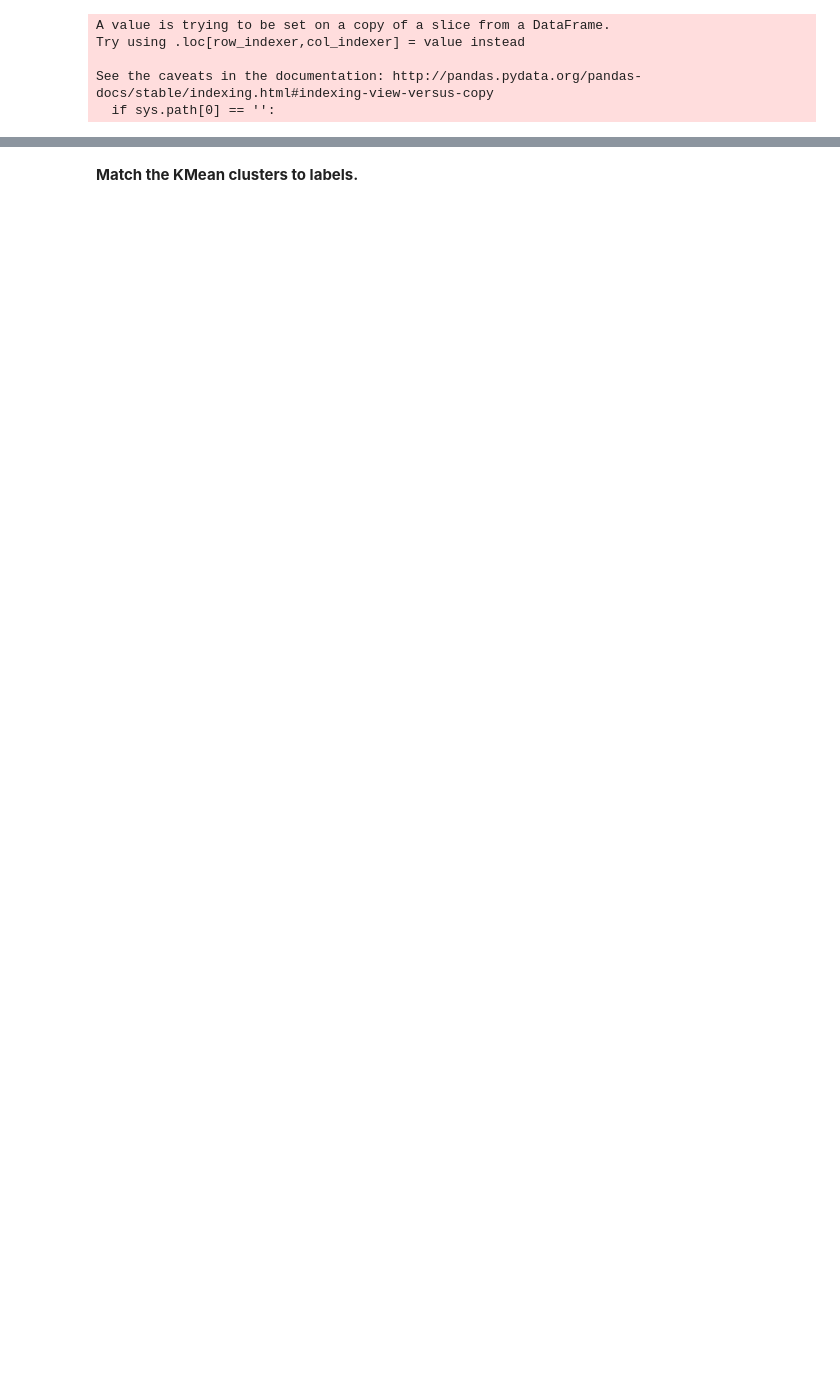
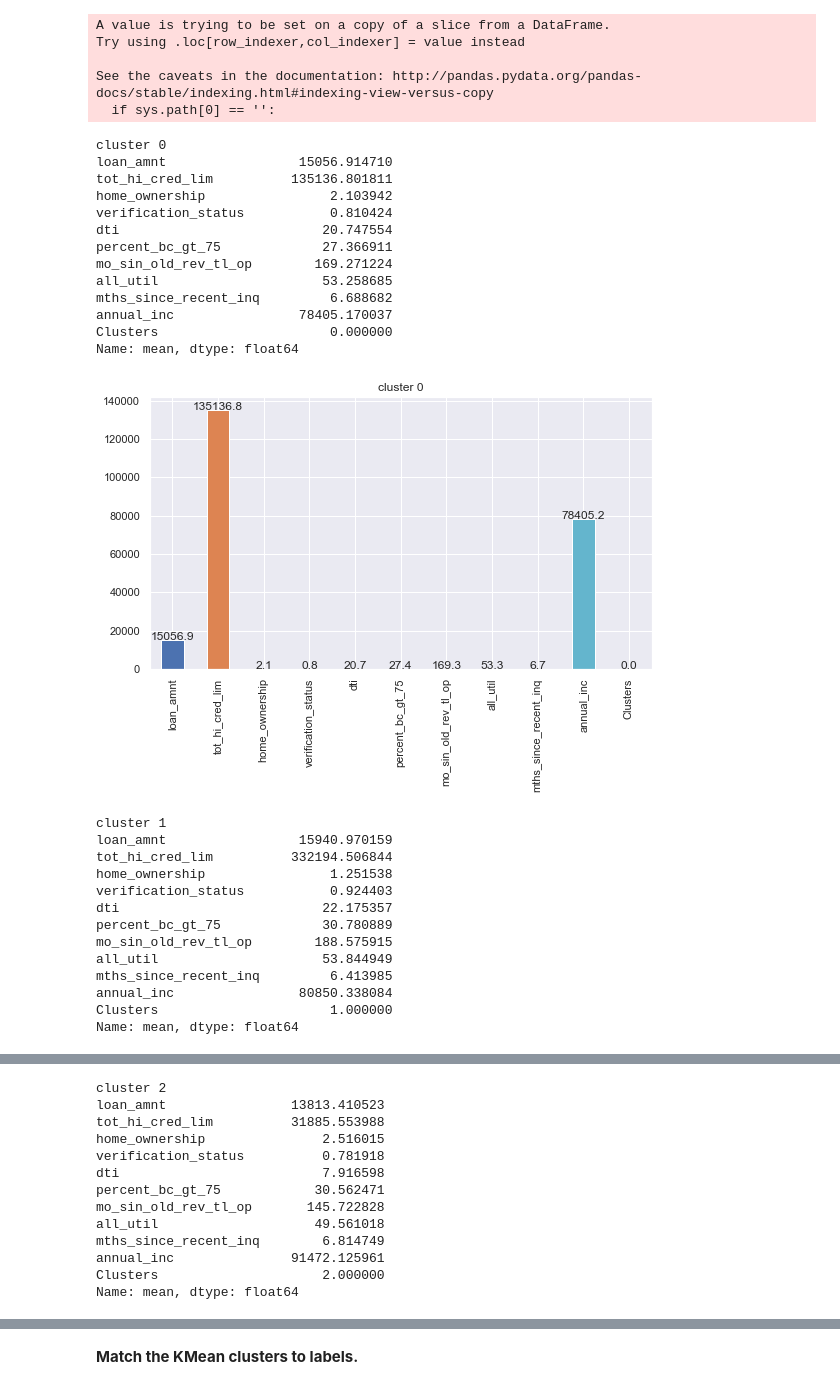
Before and after one commit to gaddyc/Thinkful_Data_Science, a Jupyter notebook: Unit7_FinalCapstone/Unit7.4_Unsupervised_LendingClub.ipynb, the cells around one changed output, grey strips where cells are left out. Saved outputs shown, nothing was run; the diff lists cells and outputs as text; code cells hidden in the pictures; blank space fills up the shorter version.

```diff
--- a/Unit7_FinalCapstone/Unit7.4_Unsupervised_LendingClub.ipynb
+++ b/Unit7_FinalCapstone/Unit7.4_Unsupervised_LendingClub.ipynb
@@ -182,8 +180,47 @@ Try using .loc[row_indexer,col_indexer] = value instead
 See the caveats in the documentation: http://pandas.pydata.org/pandas-docs/stable/indexing.html#indexing-view-versus-copy
   if sys.path[0] == '':
 # %%
-#clusterList = [0, 1, 2, 3]
-#for var in clusterList:
-#    print('\ncluster '+str(var))
-#    print(topFeatures[topFeatures['clusters'] == var].mean())
-#    topFeatures[topFeatures['clusters'] == var].mean().plot(kind='bar')
+sns.set(style="darkgrid")
+clusterList = [0, 1, 2, 3]
+for var in clusterList:
+    print('\ncluster '+str(var))
+    print(topFeatures[topFeatures['Clusters'] == var].describe().loc['mean'])
+    ax = topFeatures[topFeatures['Clusters'] ==
+                     var].describe().loc['mean'].plot(kind='bar')
+    plt.title('cluster '+str(var))
+    for p in ax.patches:  # https://stackoverflow.com/questions/31749448/
+        height = p.get_height()
+        ax.text(p.get_x()+p.get_width()/2.,
+                height + 5,
+                '{:1.1f}'.format(height),
+                ha="center")
+
+    plt.show()
+# %% [output]
+cluster 0
+loan_amnt                 15056.914710
+tot_hi_cred_lim          135136.801811
+home_ownership                2.103942
+verification_status           0.810424
+dti                          20.747554
+percent_bc_gt_75             27.366911
+mo_sin_old_rev_tl_op        169.271224
+all_util                     53.258685
+mths_since_recent_inq         6.688682
+annual_inc                78405.170037
+Clusters                      0.000000
+Name: mean, dtype: float64
+[figure, added]
+cluster 1
+loan_amnt                 15940.970159
+tot_hi_cred_lim          332194.506844
+home_ownership                1.251538
+verification_status           0.924403
+dti                          22.175357
+percent_bc_gt_75             30.780889
+mo_sin_old_rev_tl_op        188.575915
+all_util                     53.844949
+mths_since_recent_inq         6.413985
+annual_inc                80850.338084
+Clusters                      1.000000
+Name: mean, dtype: float64
@@ -189,0 +228,13 @@ See the caveats in the documentation: http://pandas.pydata.org/pandas-docs/stabl
+cluster 2
+loan_amnt                13813.410523
+tot_hi_cred_lim          31885.553988
+home_ownership               2.516015
+verification_status          0.781918
+dti                          7.916598
+percent_bc_gt_75            30.562471
+mo_sin_old_rev_tl_op       145.722828
+all_util                    49.561018
+mths_since_recent_inq        6.814749
+annual_inc               91472.125961
+Clusters                     2.000000
+Name: mean, dtype: float64
```
Also changed, not shown: parts of 27 cells of this notebook, 4 other files.
